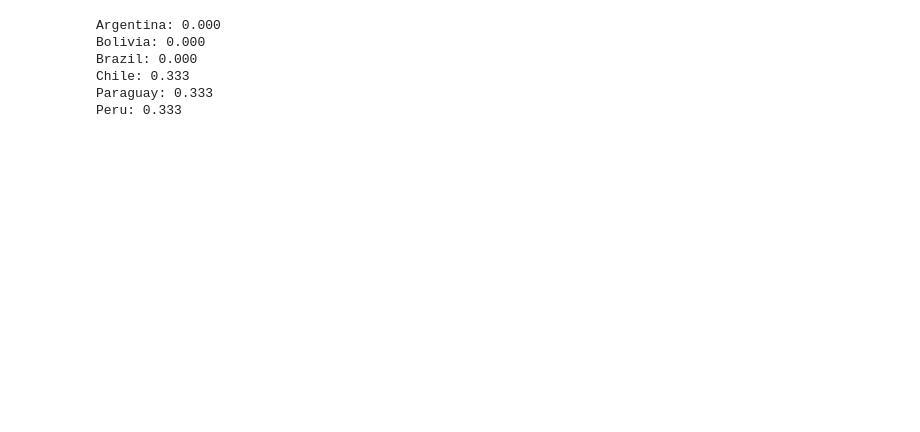
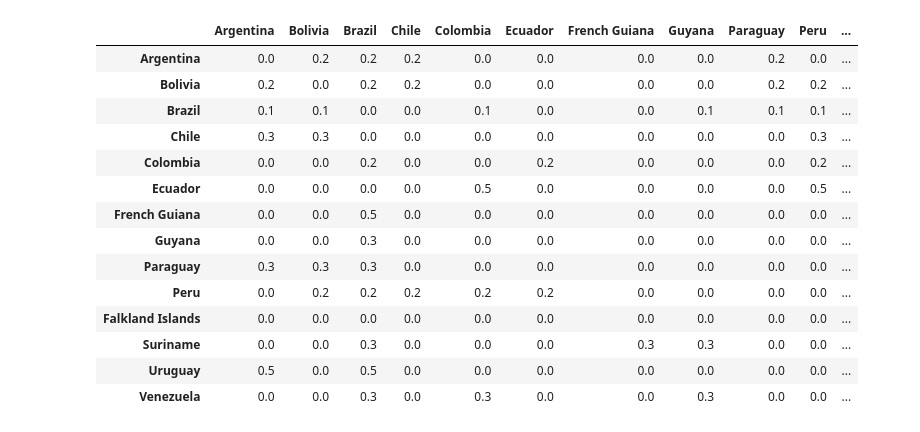
Before and after one commit to robords/basic_linear_programming, a Jupyter notebook: Week 9 Discussion.ipynb, the cells around one changed output. Cells and saved outputs as stored; diff of their text form; code cells hidden in the pictures; blank space fills up the shorter version.

```diff
--- a/Week 9 Discussion.ipynb
+++ b/Week 9 Discussion.ipynb
@@ -88,30 +6,41 @@ df
-# %%
-# Define the transition matrix
-P = np.array([
-    [0, 0.5, 0.5, 0, 0, 0],
-    [0.5, 0, 0.5, 0, 0, 0],
-    [0.5, 0.5, 0, 0, 0, 0],
-    [0, 0, 0, 0, 0.5, 0.5],
-    [0, 0, 0, 0.5, 0, 0.5],
-    [0, 0, 0, 0.5, 0.5, 0]
-])
-
-# Define the initial state vector (the spy is currently in Chile)
-x = np.array([0, 0, 0, 0, 1, 0])
-
-# Calculate the state vector after 10 days
-x_10 = np.linalg.matrix_power(P, 14).dot(x)
-
-# Print the probabilities of the spy being in each country after 10 days
-#countries = ['Argentina', 'Bolivia', 'Brazil', 'Chile', 'Paraguay', 'Peru']
-countries = ['Brazil', 'Colombia', 'Argentina', 'Peru', 'Venezuela', 'Chile', 'Ecuador', 'Bolivia',
-             'Paraguay', 'Uruguay', 'Guyana', 'Suriname', 'French Guiana', 'Falkland Islands']
-for i, country in enumerate(countries):
-    print(f'{country}: {x_10[i]:.3f}')
-# %% [output]
-Argentina: 0.000
-Bolivia: 0.000
-Brazil: 0.000
-Chile: 0.333
-Paraguay: 0.333
-Peru: 0.333
+# %%
+# Define the transition matrix
+arr = np.array([[0, 1/5, 1/5, 1/5, 0, 0, 0, 0, 1/5, 0, 0, 0, 1/5, 0],             ## Argentina
+                [1/5, 0, 1/5, 1/5, 0, 0, 0, 0, 1/5, 1/5, 0, 0, 0, 0],             ## Bolivia
+                [1/9, 1/9, 0, 0, 1/9, 0, 0, 1/9, 1/9, 1/9, 0, 1/9, 1/9, 1/9],     ## Brazil
+                [1/3, 1/3, 0, 0, 0, 0, 0, 0, 0, 1/3, 0, 0, 0, 0],                 ## Chile
+                [0, 0, 1/5, 0, 0, 1/5, 0, 0, 0, 1/5, 0, 0, 0, 1/5],               ## Colombia
+                [0, 0, 0, 0, 1/2, 0, 0, 0, 0, 1/2, 0, 0, 0, 0],                   ## Ecuador
+                [0, 0, 1/2, 0, 0, 0, 0, 0, 0, 0, 0, 1/2, 0, 0],                   ## French Guiana
+                [0, 0, 1/3, 0, 0, 0, 0, 0, 0, 0, 0, 1/3, 0, 1/3],                 ## Guyana
+                [1/3, 1/3, 1/3, 0, 0, 0, 0, 0, 0, 0, 0, 0, 0, 0],                 ## Paraguay
+                [0, 1/5, 1/5, 1/5, 1/5, 1/5, 0, 0, 0, 0, 0, 0, 0, 0],             ## Peru
+                [0, 0, 0, 0, 0, 0, 0, 0, 0, 0, 1, 0, 0, 0],                       ## Falkland Islands
+                [0, 0, 1/3, 0, 0, 0, 1/3, 1/3, 0, 0, 0, 0, 0, 0],                 ## Suriname
+                [1/2, 0, 1/2, 0, 0, 0, 0, 0, 0, 0, 0, 0, 0, 0],                   ## Uruguay
+                [0, 0, 1/3, 0, 1/3, 0, 0, 1/3, 0, 0, 0, 0, 0, 0]])                ## Venezuela
+
+countries = ['Argentina', 'Bolivia', 'Brazil', 'Chile', 'Colombia', 'Ecuador', 'French Guiana',
+             'Guyana', 'Paraguay', 'Peru', 'Falkland Islands', 'Suriname', 'Uruguay', 'Venezuela']
+
+# Convert the array to a Pandas DataFrame
+df = pd.DataFrame(arr, columns=countries, index=countries)
+
+# Display the DataFrame
+df.round(1).style.format(precision=1).background_gradient(cmap ='inferno').set_properties(**{'font-size': '12px'})
+# %% [output]
+|  | Argentina | Bolivia | Brazil | Chile | Colombia | Ecuador | French Guiana | Guyana | Paraguay | Peru | ... |
+| Argentina | 0.0 | 0.2 | 0.2 | 0.2 | 0.0 | 0.0 | 0.0 | 0.0 | 0.2 | 0.0 | ... |
+| Bolivia | 0.2 | 0.0 | 0.2 | 0.2 | 0.0 | 0.0 | 0.0 | 0.0 | 0.2 | 0.2 | ... |
+| Brazil | 0.1 | 0.1 | 0.0 | 0.0 | 0.1 | 0.0 | 0.0 | 0.1 | 0.1 | 0.1 | ... |
+| Chile | 0.3 | 0.3 | 0.0 | 0.0 | 0.0 | 0.0 | 0.0 | 0.0 | 0.0 | 0.3 | ... |
+| Colombia | 0.0 | 0.0 | 0.2 | 0.0 | 0.0 | 0.2 | 0.0 | 0.0 | 0.0 | 0.2 | ... |
+| Ecuador | 0.0 | 0.0 | 0.0 | 0.0 | 0.5 | 0.0 | 0.0 | 0.0 | 0.0 | 0.5 | ... |
+| French Guiana | 0.0 | 0.0 | 0.5 | 0.0 | 0.0 | 0.0 | 0.0 | 0.0 | 0.0 | 0.0 | ... |
+| Guyana | 0.0 | 0.0 | 0.3 | 0.0 | 0.0 | 0.0 | 0.0 | 0.0 | 0.0 | 0.0 | ... |
+| Paraguay | 0.3 | 0.3 | 0.3 | 0.0 | 0.0 | 0.0 | 0.0 | 0.0 | 0.0 | 0.0 | ... |
+| Peru | 0.0 | 0.2 | 0.2 | 0.2 | 0.2 | 0.2 | 0.0 | 0.0 | 0.0 | 0.0 | ... |
+| Falkland Islands | 0.0 | 0.0 | 0.0 | 0.0 | 0.0 | 0.0 | 0.0 | 0.0 | 0.0 | 0.0 | ... |
+| Suriname | 0.0 | 0.0 | 0.3 | 0.0 | 0.0 | 0.0 | 0.3 | 0.3 | 0.0 | 0.0 | ... |
+| Uruguay | 0.5 | 0.0 | 0.5 | 0.0 | 0.0 | 0.0 | 0.0 | 0.0 | 0.0 | 0.0 | ... |
+| Venezuela | 0.0 | 0.0 | 0.3 | 0.0 | 0.3 | 0.0 | 0.0 | 0.3 | 0.0 | 0.0 | ... |
```
Also changed, not shown: parts of 12 cells of this notebook, 1 other file.
